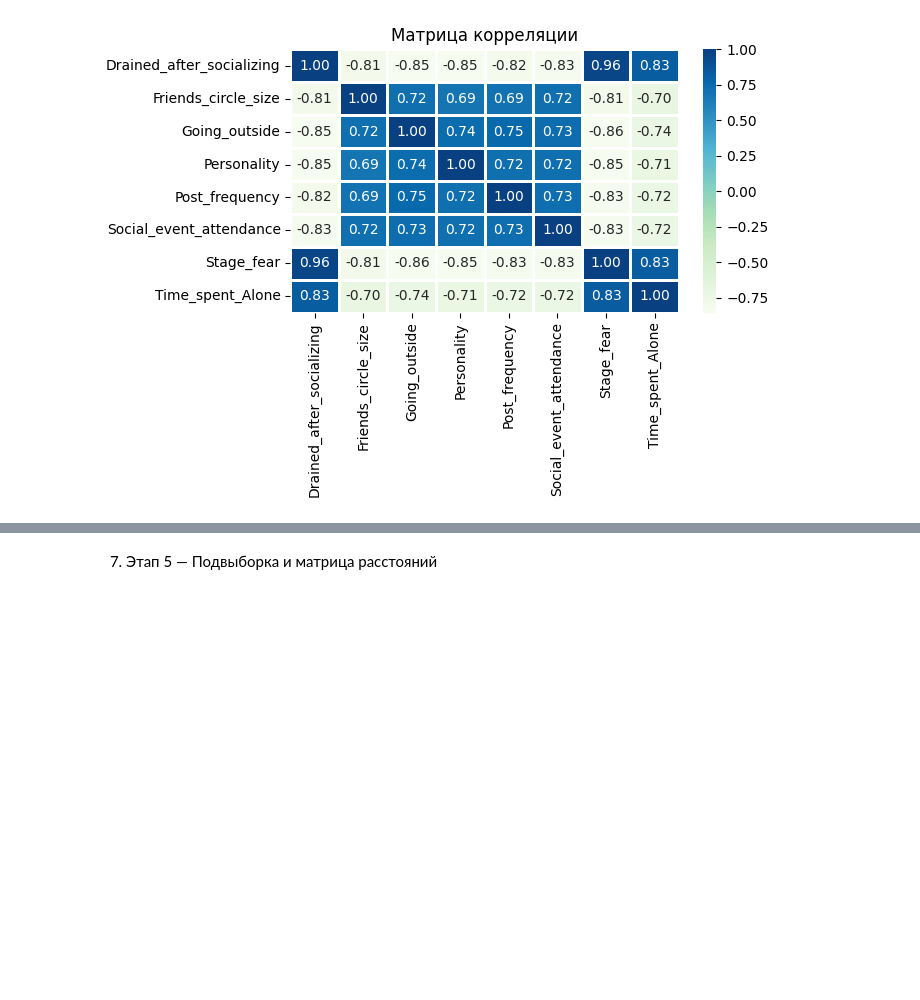
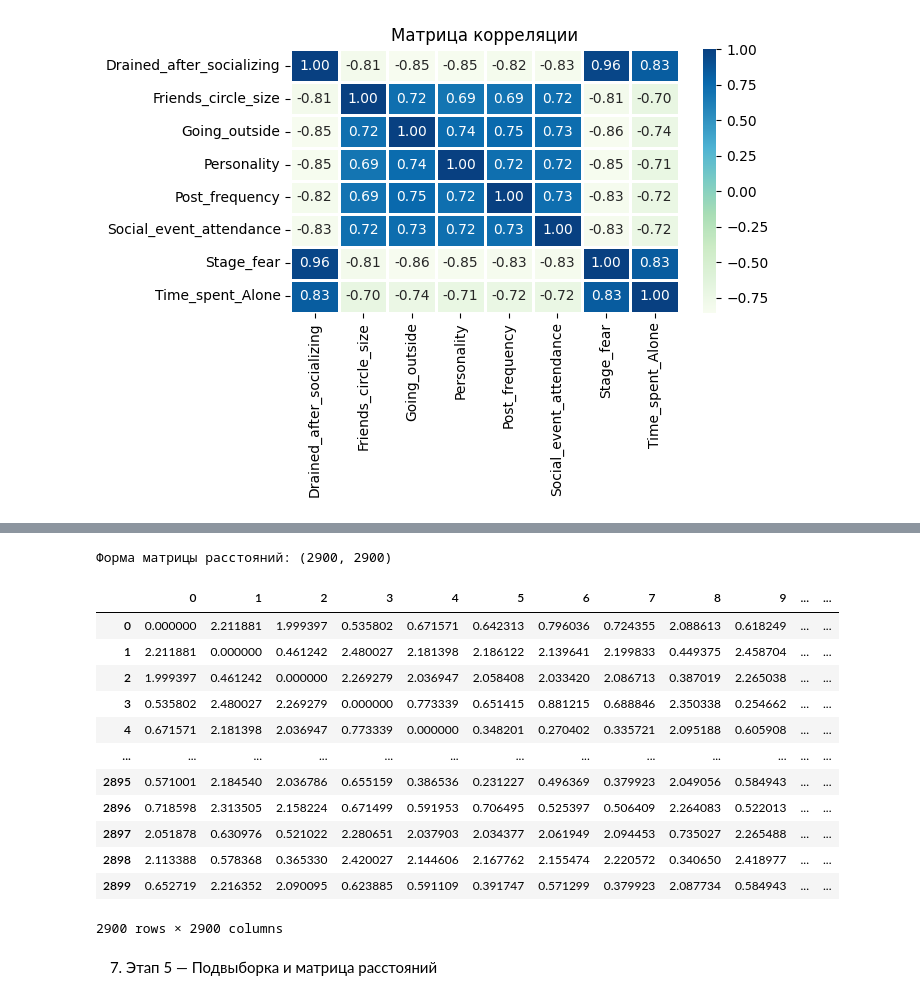
Before and after one commit to 8iKENTi8/Static-methods, a Jupyter notebook: Lab3/lab3.ipynb, the cells around one changed output, grey strips where cells are left out. Cells and saved outputs as stored; diff of their text form; code cells hidden in the pictures; blank space fills up the shorter version.

Commit message:
Добавлены Матрицы объект-признак и объект-объект

```diff
--- a/Lab3/lab3.ipynb
+++ b/Lab3/lab3.ipynb
@@ -182,3 +206,25 @@ plt.show()
+# %%
+# Вычисляем матрицу расстояний (объект-объект)
+distance_matrix = cdist(data, data, metric='euclidean')
+
+# Выводим размер матрицы
+print(f"Форма матрицы расстояний: {distance_matrix.shape}")
+pd.DataFrame(distance_matrix)
+# %% [output]
+Форма матрицы расстояний: (2900, 2900)
+|  | 0 | 1 | 2 | 3 | 4 | 5 | 6 | 7 | 8 | 9 | ... | ... |
+| 0 | 0.000000 | 2.211881 | 1.999397 | 0.535802 | 0.671571 | 0.642313 | 0.796036 | 0.724355 | 2.088613 | 0.618249 | ... | ... |
+| 1 | 2.211881 | 0.000000 | 0.461242 | 2.480027 | 2.181398 | 2.186122 | 2.139641 | 2.199833 | 0.449375 | 2.458704 | ... | ... |
+| 2 | 1.999397 | 0.461242 | 0.000000 | 2.269279 | 2.036947 | 2.058408 | 2.033420 | 2.086713 | 0.387019 | 2.265038 | ... | ... |
+| 3 | 0.535802 | 2.480027 | 2.269279 | 0.000000 | 0.773339 | 0.651415 | 0.881215 | 0.688846 | 2.350338 | 0.254662 | ... | ... |
+| 4 | 0.671571 | 2.181398 | 2.036947 | 0.773339 | 0.000000 | 0.348201 | 0.270402 | 0.335721 | 2.095188 | 0.605908 | ... | ... |
+| ... | ... | ... | ... | ... | ... | ... | ... | ... | ... | ... | ... | ... |
+| 2895 | 0.571001 | 2.184540 | 2.036786 | 0.655159 | 0.386536 | 0.231227 | 0.496369 | 0.379923 | 2.049056 | 0.584943 | ... | ... |
+| 2896 | 0.718598 | 2.313505 | 2.158224 | 0.671499 | 0.591953 | 0.706495 | 0.525397 | 0.506409 | 2.264083 | 0.522013 | ... | ... |
+| 2897 | 2.051878 | 0.630976 | 0.521022 | 2.280651 | 2.037903 | 2.034377 | 2.061949 | 2.094453 | 0.735027 | 2.265488 | ... | ... |
+| 2898 | 2.113388 | 0.578368 | 0.365330 | 2.420027 | 2.144606 | 2.167762 | 2.155474 | 2.220572 | 0.340650 | 2.418977 | ... | ... |
+| 2899 | 0.652719 | 2.216352 | 2.090095 | 0.623885 | 0.591109 | 0.391747 | 0.571299 | 0.379923 | 2.087734 | 0.584943 | ... | ... |
+2900 rows × 2900 columns
 # %% [markdown]
 7. Этап 5 — Подвыборка и матрица расстояний
 # %%
```
Also changed, not shown: parts of 4 cells of this notebook.
